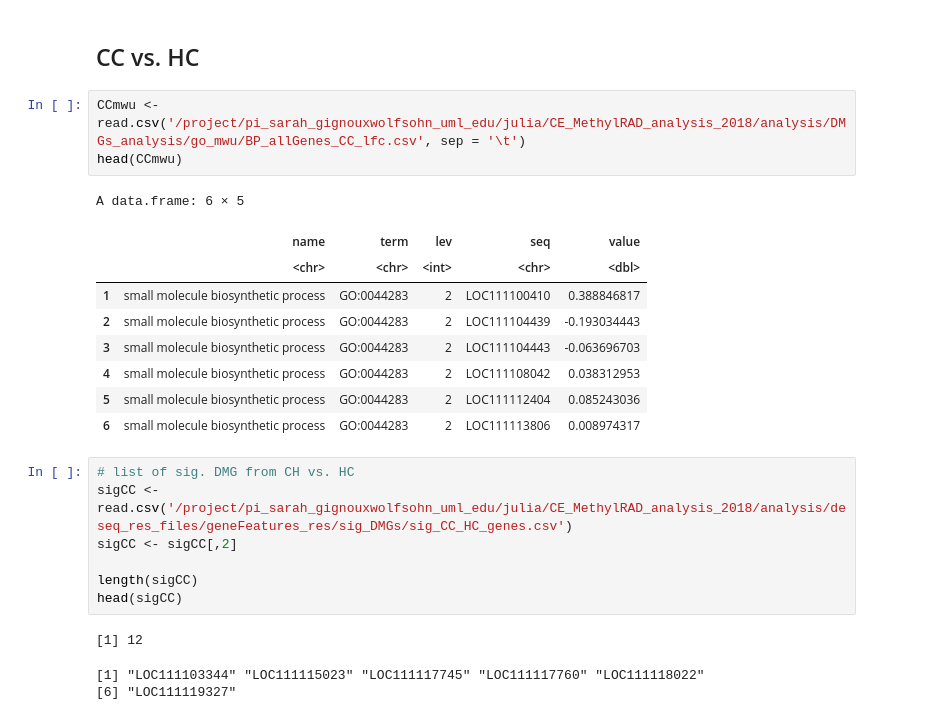
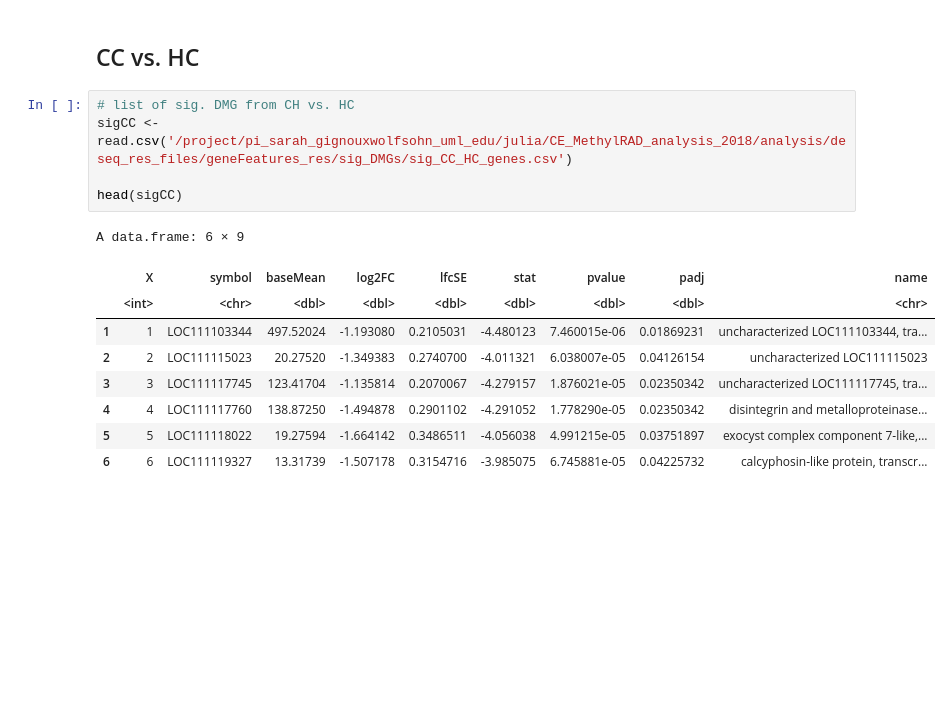
Before and after one commit to jgmcdonough/CE18_methylRAD_analysis, a Jupyter notebook: analysis/DMGs_analysis/mapGO2GOslim.ipynb, the cells around one changed output. Saved outputs shown, nothing was run; the diff lists cells and outputs as text; blank space fills up the shorter version.

```diff
--- a/analysis/DMGs_analysis/mapGO2GOslim.ipynb
+++ b/analysis/DMGs_analysis/mapGO2GOslim.ipynb
@@ -908,27 +908,18 @@ HH_goSlim_DMG
 [figure]
 # %% [markdown]
 ## CC vs. HC
-# %%
-CCmwu <- read.csv('/project/pi_sarah_gignouxwolfsohn_uml_edu/julia/CE_MethylRAD_analysis_2018/analysis/DMGs_analysis/go_mwu/BP_allGenes_CC_lfc.csv', sep = '\t')
-head(CCmwu)
-# %% [output]
-A data.frame: 6 × 5
-|  | name | term | lev | seq | value |
-|  | <chr> | <chr> | <int> | <chr> | <dbl> |
-| 1 | small molecule biosynthetic process | GO:0044283 | 2 | LOC111100410 | 0.388846817 |
-| 2 | small molecule biosynthetic process | GO:0044283 | 2 | LOC111104439 | -0.193034443 |
-| 3 | small molecule biosynthetic process | GO:0044283 | 2 | LOC111104443 | -0.063696703 |
-| 4 | small molecule biosynthetic process | GO:0044283 | 2 | LOC111108042 | 0.038312953 |
-| 5 | small molecule biosynthetic process | GO:0044283 | 2 | LOC111112404 | 0.085243036 |
-| 6 | small molecule biosynthetic process | GO:0044283 | 2 | LOC111113806 | 0.008974317 |
 # %%
 # list of sig. DMG from CH vs. HC
 sigCC <- read.csv('/project/pi_sarah_gignouxwolfsohn_uml_edu/julia/CE_MethylRAD_analysis_2018/analysis/deseq_res_files/geneFeatures_res/sig_DMGs/sig_CC_HC_genes.csv')
-sigCC <- sigCC[,2]
 
-length(sigCC)
 head(sigCC)
 # %% [output]
-[1] 12
+A data.frame: 6 × 9
-[1] "LOC111103344" "LOC111115023" "LOC111117745" "LOC111117760" "LOC111118022"
-[6] "LOC111119327"
+|  | X | symbol | baseMean | log2FC | lfcSE | stat | pvalue | padj | name |
+|  | <int> | <chr> | <dbl> | <dbl> | <dbl> | <dbl> | <dbl> | <dbl> | <chr> |
+| 1 | 1 | LOC111103344 | 497.52024 | -1.193080 | 0.2105031 | -4.480123 | 7.460015e-06 | 0.01869231 | uncharacterized LOC111103344, tra... |
+| 2 | 2 | LOC111115023 | 20.27520 | -1.349383 | 0.2740700 | -4.011321 | 6.038007e-05 | 0.04126154 | uncharacterized LOC111115023 |
+| 3 | 3 | LOC111117745 | 123.41704 | -1.135814 | 0.2070067 | -4.279157 | 1.876021e-05 | 0.02350342 | uncharacterized LOC111117745, tra... |
+| 4 | 4 | LOC111117760 | 138.87250 | -1.494878 | 0.2901102 | -4.291052 | 1.778290e-05 | 0.02350342 | disintegrin and metalloproteinase... |
+| 5 | 5 | LOC111118022 | 19.27594 | -1.664142 | 0.3486511 | -4.056038 | 4.991215e-05 | 0.03751897 | exocyst complex component 7-like,... |
+| 6 | 6 | LOC111119327 | 13.31739 | -1.507178 | 0.3154716 | -3.985075 | 6.745881e-05 | 0.04225732 | calcyphosin-like protein, transcr... |
```
Also changed, not shown: parts of 30 cells of this notebook.
